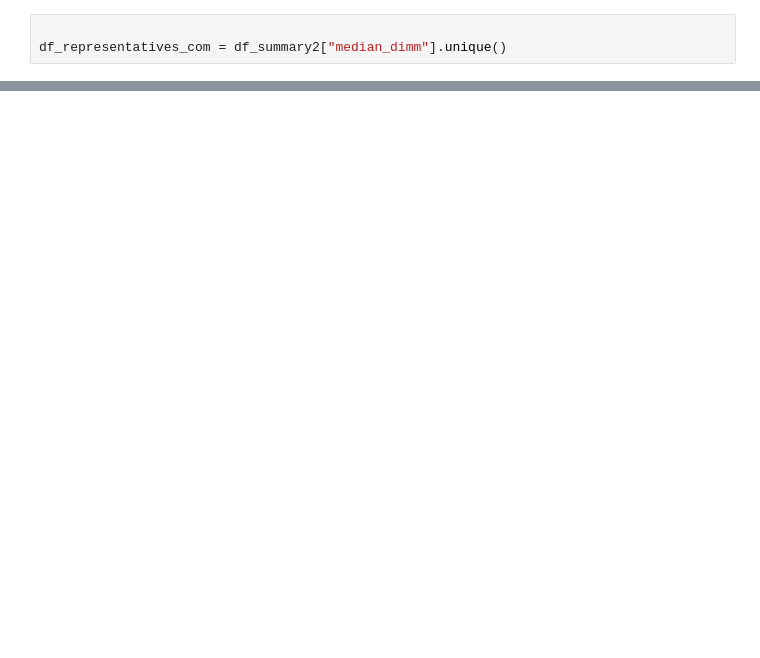
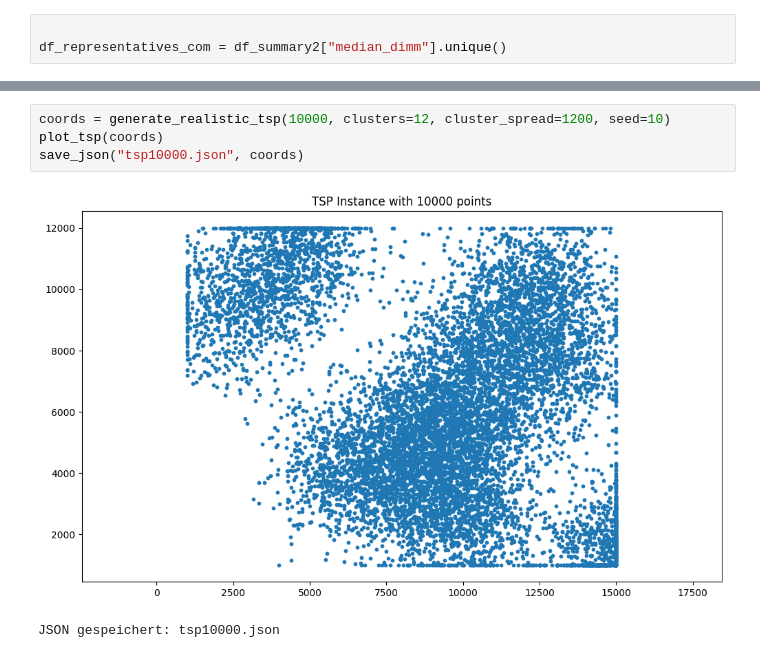
Before and after one commit to Linelle-7/TSP-Benchmark-Analysis, a Jupyter notebook: DatenAnalyse_fuer_TSP.ipynb, the cells around one changed output, grey strips where cells are left out. Saved outputs shown, nothing was run; the diff lists cells and outputs as text; blank space fills up the shorter version.

```diff
--- a/DatenAnalyse_fuer_TSP.ipynb
+++ b/DatenAnalyse_fuer_TSP.ipynb
@@ -862,0 +986,7 @@ df_representatives_com = df_summary2["median_dimm"].unique()
+# %%
+coords = generate_realistic_tsp(10000, clusters=12, cluster_spread=1200, seed=10)
+plot_tsp(coords)
+save_json("tsp10000.json", coords)
+# %% [output]
+[figure, added]
+JSON gespeichert: tsp10000.json
```
Also changed, not shown: parts of 7 cells of this notebook, 1 other file.
